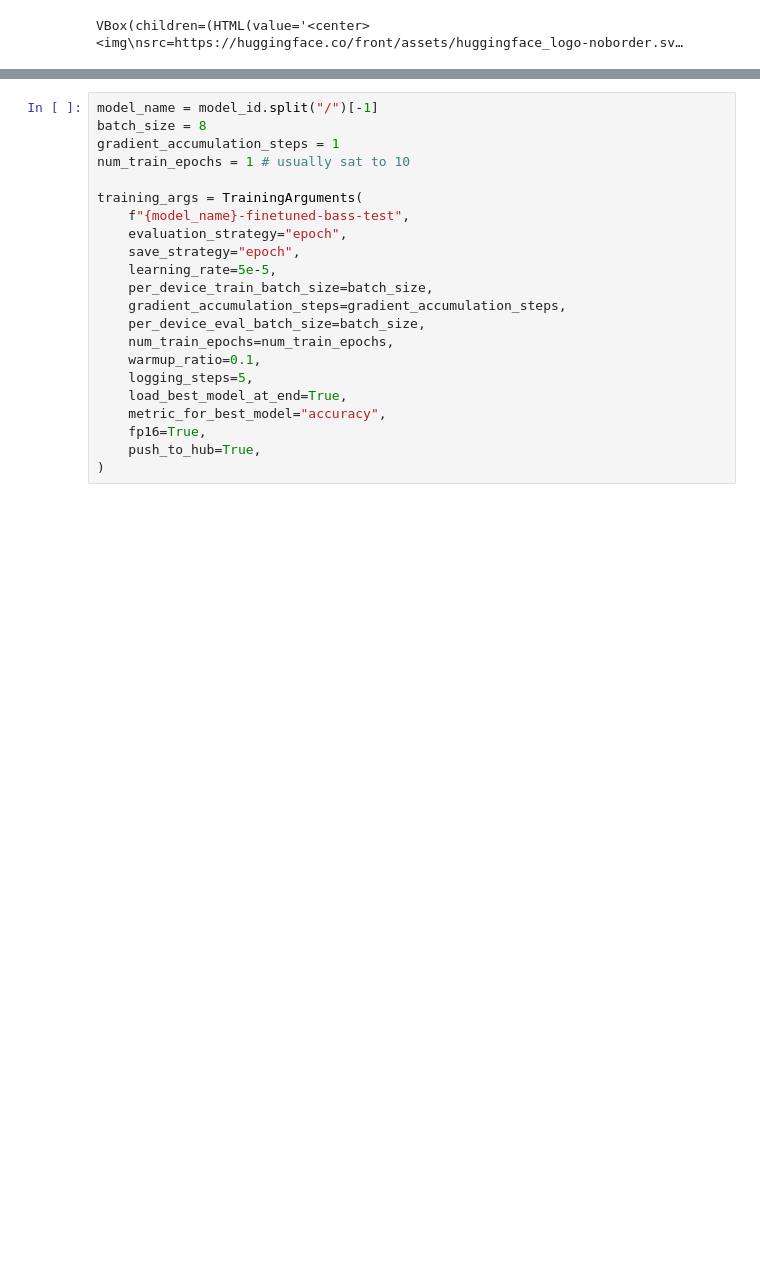
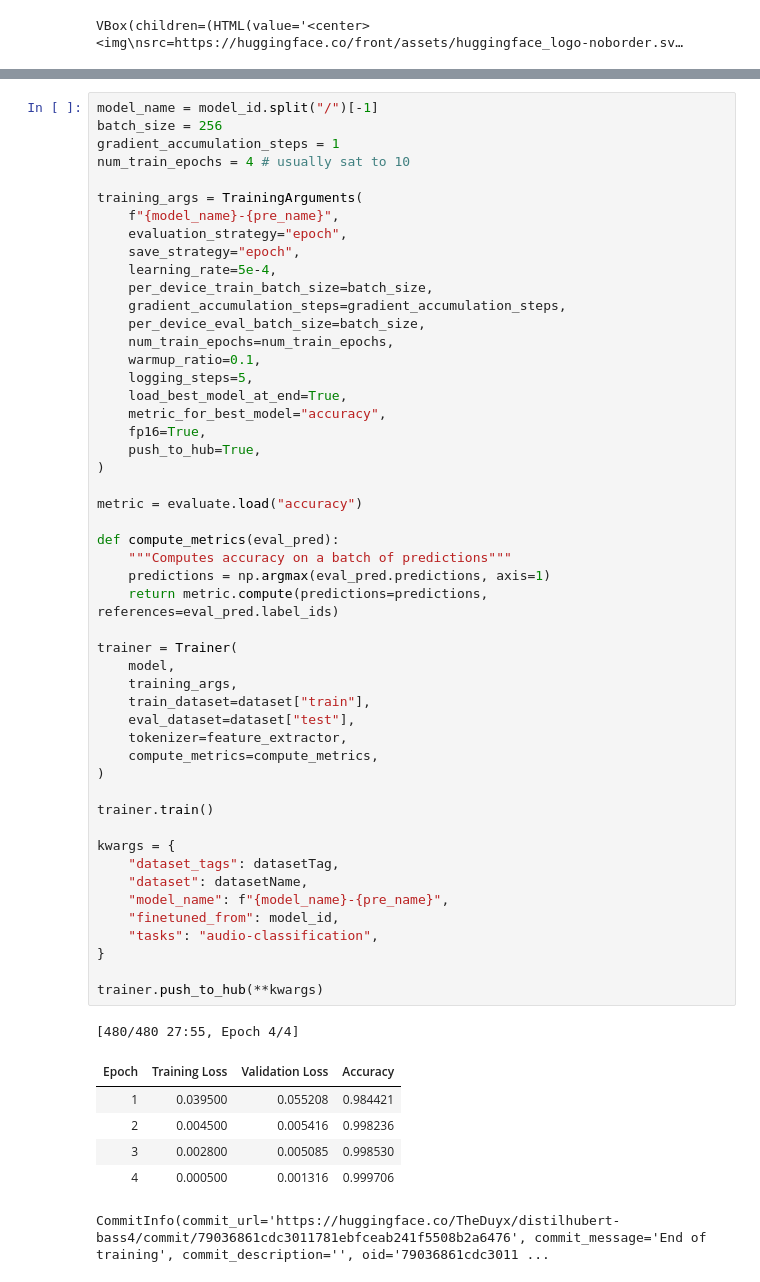
Before and after one commit to duyxsays/Classify, a Jupyter notebook: classify.ipynb, the cells around one changed output, grey strips where cells are left out. Drawn from its saved outputs; the diff is of its cells as text; blank space fills up the shorter version.

```diff
--- a/classify.ipynb
+++ b/classify.ipynb
@@ -73,22 +110,58 @@ model = AutoModelForAudioClassification.from_pretrained(
 # %%
 model_name = model_id.split("/")[-1]
-batch_size = 8
+batch_size = 256
 gradient_accumulation_steps = 1
-num_train_epochs = 1 # usually sat to 10
+num_train_epochs = 4 # usually sat to 10
 
 training_args = TrainingArguments(
-    f"{model_name}-finetuned-bass-test",
+    f"{model_name}-{pre_name}",
     evaluation_strategy="epoch",
     save_strategy="epoch",
-    learning_rate=5e-5,
+    learning_rate=5e-4,
     per_device_train_batch_size=batch_size,
     gradient_accumulation_steps=gradient_accumulation_steps,
     per_device_eval_batch_size=batch_size,
     num_train_epochs=num_train_epochs,
     warmup_ratio=0.1,
     logging_steps=5,
     load_best_model_at_end=True,
     metric_for_best_model="accuracy",
     fp16=True,
     push_to_hub=True,
 )
+
+metric = evaluate.load("accuracy")
+
+def compute_metrics(eval_pred):
+    """Computes accuracy on a batch of predictions"""
+    predictions = np.argmax(eval_pred.predictions, axis=1)
+    return metric.compute(predictions=predictions, references=eval_pred.label_ids)
+
+trainer = Trainer(
+    model,
+    training_args,
+    train_dataset=dataset["train"],
+    eval_dataset=dataset["test"],
+    tokenizer=feature_extractor,
+    compute_metrics=compute_metrics,
+)
+
+trainer.train()
+
+kwargs = {
+    "dataset_tags": datasetTag,
+    "dataset": datasetName,
+    "model_name": f"{model_name}-{pre_name}",
+    "finetuned_from": model_id,
+    "tasks": "audio-classification",
+}
+
+trainer.push_to_hub(**kwargs)
+# %% [output]
+[480/480 27:55, Epoch 4/4]
+| Epoch | Training Loss | Validation Loss | Accuracy |
+| 1 | 0.039500 | 0.055208 | 0.984421 |
+| 2 | 0.004500 | 0.005416 | 0.998236 |
+| 3 | 0.002800 | 0.005085 | 0.998530 |
+| 4 | 0.000500 | 0.001316 | 0.999706 |
+CommitInfo(commit_url='https://huggingface.co/TheDuyx/distilhubert-bass4/commit/79036861cdc3011781ebfceab241f5508b2a6476', commit_message='End of training', commit_description='', oid='79036861cdc3011 ...
```
Also changed, not shown: parts of 18 cells of this notebook.
